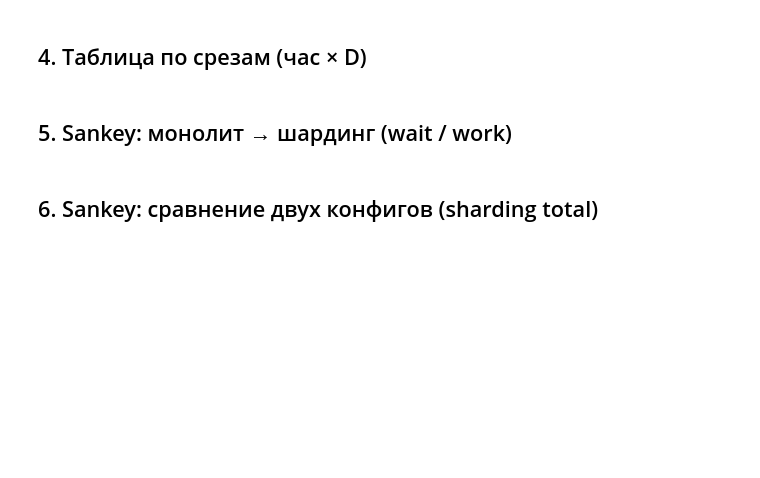
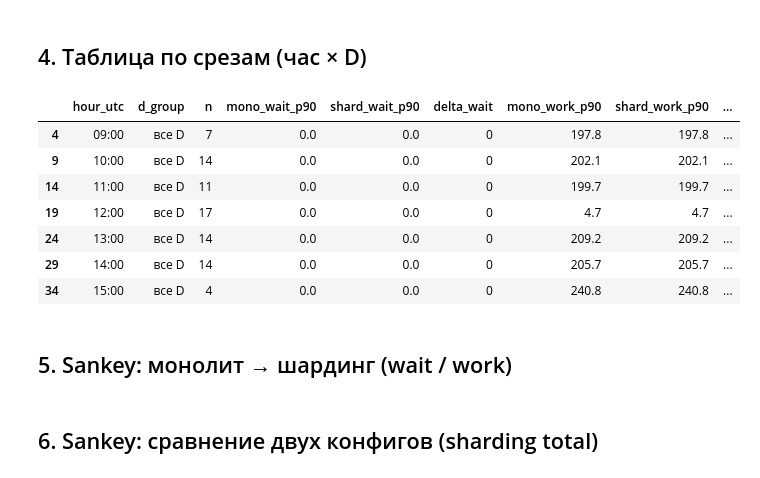
Before and after one commit to naspirato/workflow-capacity, a Jupyter notebook: notebooks/capacity_explorer.ipynb, the cells around one changed output. Drawn from its saved outputs; the diff is of its cells as text; code cells hidden in the pictures; blank space fills up the shorter version.

```diff
--- a/notebooks/capacity_explorer.ipynb
+++ b/notebooks/capacity_explorer.ipynb
@@ -146,14 +180,26 @@ pd.DataFrame([
 # %%
-CLASSIFY = False
-ROLLOUT = 'all eligible'  # или main + stable/*, main only
+# можно менять:
+CLASSIFY = True   # False = все PR sharded (верхняя оценка)
+ROLLOUT = 'all eligible'
 
 from workflow_capacity.metrics import ROLL_OUTS
 rollout = next(r for r in ROLL_OUTS if r[1] == ROLLOUT)
 _, rollout_label, shard_eligible = rollout
 
-pr_runs = build_pr_check_runs(dataset.jobs, classify=CLASSIFY)
+classify_rules = ClassifyRules.load(CONFIG_PATH)
+cached_prs = len(dataset.pr_files)
+print(f'Building PR-check runs (classify={CLASSIFY}, pr_files in cache: {cached_prs}) ...', flush=True)
+pr_runs = build_pr_check_runs(
+    dataset.jobs,
+    classify=CLASSIFY,
+    pr_files=dataset.pr_files,
+    classify_rules=classify_rules,
+)
+print(f'PR-check runs: {len(pr_runs)} (sharded={sum(1 for r in pr_runs if r.mode == "sharded")})', flush=True)
+
 results = []
-for cfg in CONFIGS:
+for i, cfg in enumerate(CONFIGS, 1):
+    print(f'[{i}/{len(CONFIGS)}] simulate: {cfg.name} ...', flush=True)
     results.append(
         evaluate_config(
             dataset.jobs,
@@ -162,17 +208,20 @@ for cfg in CONFIGS:
             rollout_label=rollout_label,
             shard_eligible=shard_eligible,
             peak_hours=PEAK_HOURS,
+            percentiles=PERCENTILES,
+            primary_percentile=PRIMARY_PERCENTILE,
         )
     )
+print('Simulations done.', flush=True)
 
 df = results_to_dataframe(results)
 summary = df.groupby('config').agg(
-    mono_wait=('mono_wait_p90', 'median'),
-    mono_work=('mono_work_p90', 'median'),
-    mono_total=('mono_total_p90', 'median'),
-    shard_wait=('shard_wait_p90', 'median'),
-    shard_work=('shard_work_p90', 'median'),
-    shard_total=('shard_total_p90', 'median'),
+    mono_wait=(f'mono_wait_{PCT_COL}', 'median'),
+    mono_work=(f'mono_work_{PCT_COL}', 'median'),
+    mono_total=(f'mono_total_{PCT_COL}', 'median'),
+    shard_wait=(f'shard_wait_{PCT_COL}', 'median'),
+    shard_work=(f'shard_work_{PCT_COL}', 'median'),
+    shard_total=(f'shard_total_{PCT_COL}', 'median'),
     delta_total=('delta_total', 'median'),
 ).round(1)
 display(summary)
@@ -179,17 +242,27 @@ display(summary)
 # %% [markdown]
 ## 4. Таблица по срезам (час × D)
 # %%
+# можно менять:
 CONFIG_NAME = 'current'
 D_FILTER = 'все D'
 
 view = df[(df['config'] == CONFIG_NAME) & (df['d_group'] == D_FILTER)].copy()
 cols = [
     'hour_utc', 'd_group', 'n',
-    'mono_wait_p90', 'shard_wait_p90', 'delta_wait',
-    'mono_work_p90', 'shard_work_p90', 'delta_work',
-    'mono_total_p90', 'shard_total_p90', 'delta_total', 'delta_total_pct',
+    f'mono_wait_{PCT_COL}', f'shard_wait_{PCT_COL}', 'delta_wait',
+    f'mono_work_{PCT_COL}', f'shard_work_{PCT_COL}', 'delta_work',
+    f'mono_total_{PCT_COL}', f'shard_total_{PCT_COL}', 'delta_total', 'delta_total_pct',
 ]
 display(view[cols].round(1))
+# %% [output]
+|  | hour_utc | d_group | n | mono_wait_p90 | shard_wait_p90 | delta_wait | mono_work_p90 | shard_work_p90 | ... |
+| 4 | 09:00 | все D | 7 | 0.0 | 0.0 | 0 | 197.8 | 197.8 | ... |
+| 9 | 10:00 | все D | 14 | 0.0 | 0.0 | 0 | 202.1 | 202.1 | ... |
+| 14 | 11:00 | все D | 11 | 0.0 | 0.0 | 0 | 199.7 | 199.7 | ... |
+| 19 | 12:00 | все D | 17 | 0.0 | 0.0 | 0 | 4.7 | 4.7 | ... |
+| 24 | 13:00 | все D | 14 | 0.0 | 0.0 | 0 | 209.2 | 209.2 | ... |
+| 29 | 14:00 | все D | 14 | 0.0 | 0.0 | 0 | 205.7 | 205.7 | ... |
+| 34 | 15:00 | все D | 4 | 0.0 | 0.0 | 0 | 240.8 | 240.8 | ... |
 # %% [markdown]
 ## 5. Sankey: монолит → шардинг (wait / work)
 # %%
```
Also changed, not shown: parts of 16 cells of this notebook, 23 other files.
